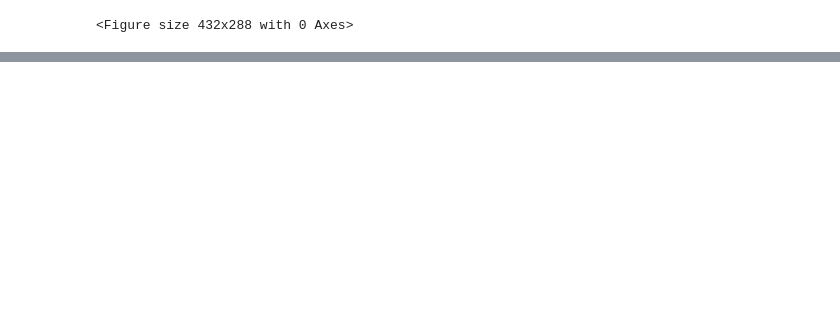
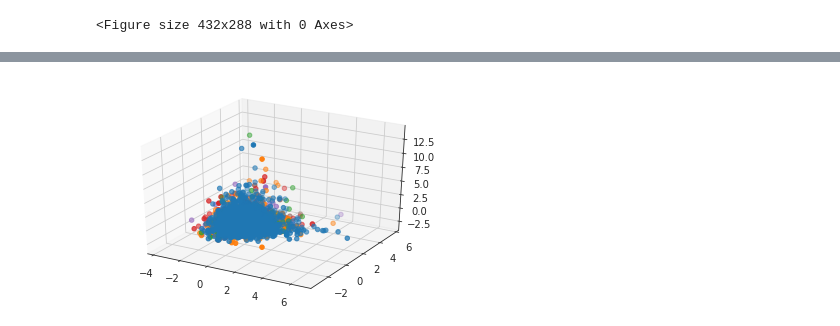
Before and after one commit to Asterisci/icm2021-2105298-finalist, a Jupyter notebook: code.ipynb, the cells around one changed output, grey strips where cells are left out. Cells and saved outputs as stored; diff of their text form; code cells hidden in the pictures; blank space fills up the shorter version.

Commit message:
feat(code): finish code by colab

```diff
--- a/code.ipynb
+++ b/code.ipynb
@@ -73,0 +88,14 @@ fullData_6 = fullData[(fullData['genre'] == 'Pop/Rock') | (fullData['genre'] ==
+# %%
+# 拼接流派数据到artistData
+
+genre_res = pd.DataFrame(index=artistData.index, columns=['genre'])
+
+for row_index, row in artistData['artist_id'].items():
+    _tem = (influenceData.loc[(influenceData['influencer_id'] == row) | (influenceData['follower_id'] == row)]['influencer_main_genre'])
+    if _tem.shape[0] != 0:
+        genre_res['genre'][row_index] = _tem.iloc[0]
+
+artistData_concated = pd.concat([artistData,genre_res],axis=1)
+artistData_concated.to_csv('./res/artistData_concated.csv')
+
+genre_res = pd.DataFrame(index=artistData.index, columns=['genre'])
@@ -173,16 +217,21 @@ def pca_draw3D(data, n_eigVect, columns=[ 'artist_name','artist_id', 'count', 'p
         _data = sc.fit_transform(np.dot(sc.fit_transform(data[data['genre'] == list (genre.keys()) [list (genre.values()).index(i)]].drop(columns=columns).to_numpy().astype(float)), n_eigVect))
         ax.scatter(_data[:,0], _data[:,1], _data[:,2])
 
-    ax.set_zlim(-2, 2)
-    plt.xlim((-3, 3))
-    plt.ylim((-3, 3))
+    # ax.set_zlim(-2, 2)
+    # plt.xlim((-3, 3))
+    # plt.ylim((-3, 3))
 # %%
 # 主成分分析作图
-# %matplotlib inline
-# pca_draw2D(artistData, eigVect)
+
+%matplotlib inline
+pca_draw2D(artistData, art_vec)
 
 # %matplotlib notebook
-# pca_draw3D(artistData, eigVect)
+# 开启jupyter notebook 交互, colab无显示
+
+pca_draw3D(artistData, art_vec)
+# %% [output]
+[figure, added]
 # %%
 # 聚类算法
 %matplotlib inline
```
Also changed, not shown: parts of 46 cells of this notebook.
